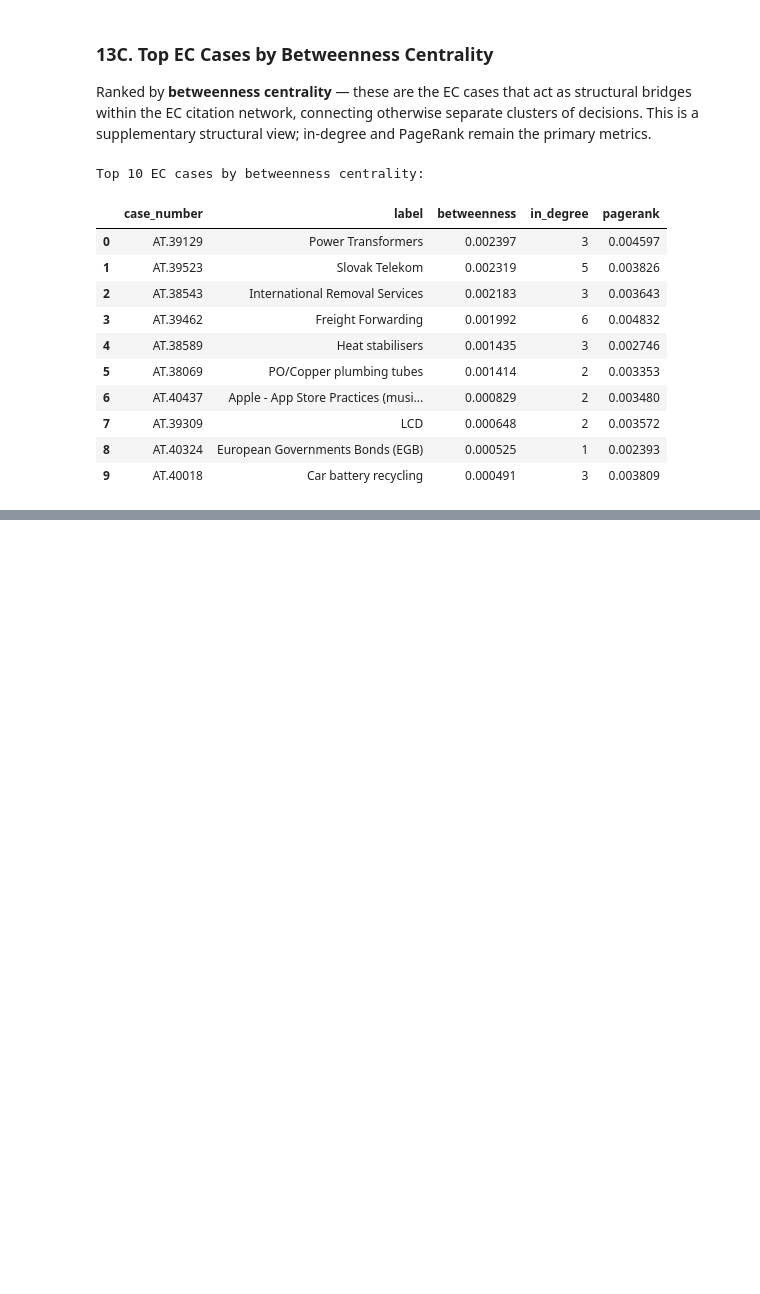
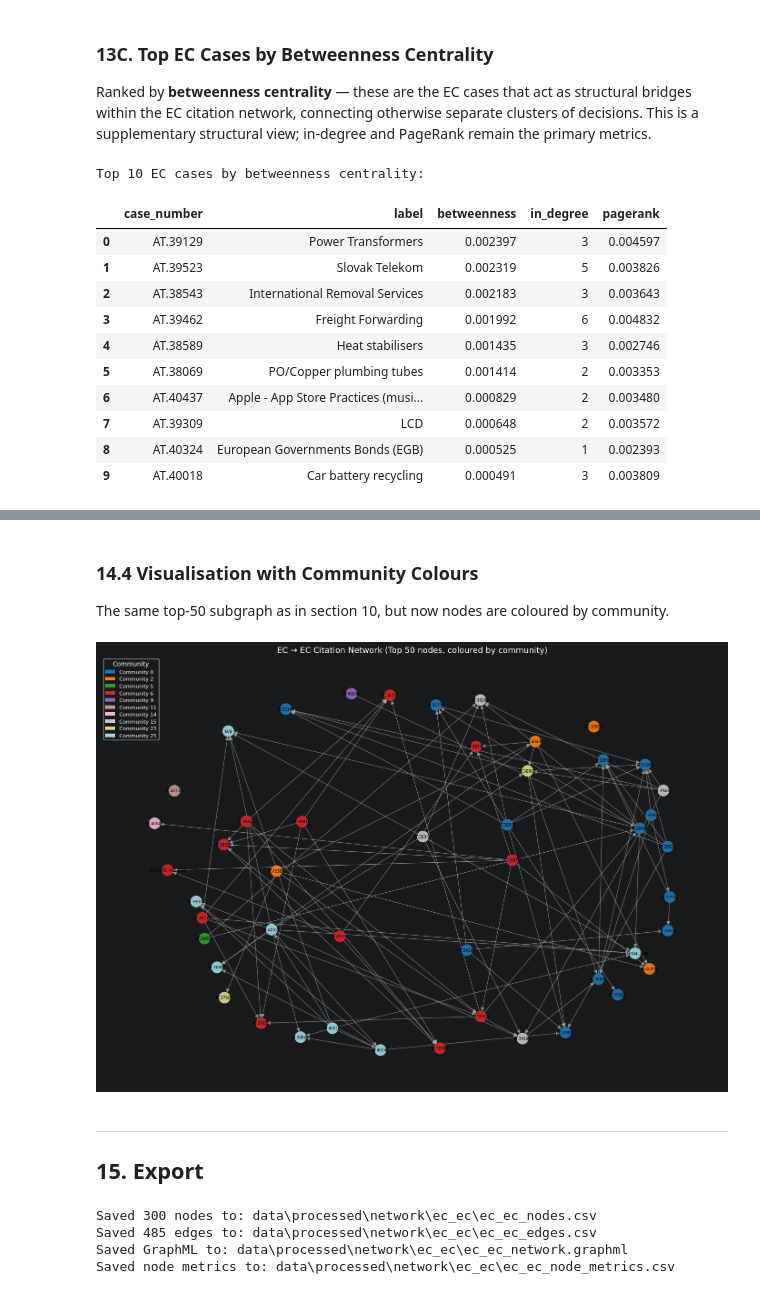
Before and after one commit to floheusser/data_analysis_master, a Jupyter notebook: 10_build_ec_ec_network.ipynb, the cells around one changed output, grey strips where cells are left out. Drawn from its saved outputs; the diff is of its cells as text; code cells hidden in the pictures; blank space fills up the shorter version.

```diff
--- a/10_build_ec_ec_network.ipynb
+++ b/10_build_ec_ec_network.ipynb
@@ -778,0 +803,12 @@ Saved node metrics to: data\processed\network\ec_ec\ec_ec_node_metrics.csv
+# %%
+community_sizes = pd.Series(partition).value_counts().sort_index()
+community_summary = pd.DataFrame({
+    "community_id": community_sizes.index,
+    "num_nodes"   : community_sizes.values,
+}).sort_values("num_nodes", ascending=False).reset_index(drop=True)
+
+print(f"Community sizes (largest first):")
+display(community_summary)
+
+print(f"\nLargest community : {community_summary['num_nodes'].iloc[0]:,} nodes")
+print(f"Smallest community: {community_summary['num_nodes'].iloc[-1]:,} nodes")
@@ -778,0 +910,56 @@ Saved node metrics to: data\processed\network\ec_ec\ec_ec_node_metrics.csv
+# %% [markdown]
+### 14.4 Visualisation with Community Colours
+
+The same top-50 subgraph as in section 10, but now nodes are coloured by community.
+# %%
+import matplotlib.cm as cm
+
+# Reuse the same subgraph H from section 10
+comm_ids = sorted(set(partition.get(n, -1) for n in H.nodes()))
+cmap = cm.get_cmap("tab20", len(comm_ids))
+comm_color_map = {c: cmap(i) for i, c in enumerate(comm_ids)}
+
+node_colors_comm = [comm_color_map[partition.get(n, -1)] for n in H.nodes()]
+
+fig, ax = plt.subplots(figsize=(14, 10))
+nx.draw_networkx_nodes(H, pos, node_color=node_colors_comm, node_size=300, alpha=0.9, ax=ax)
+nx.draw_networkx_edges(H, pos, edge_color="#aaaaaa", arrows=True,
+                       arrowsize=12, width=0.8, alpha=0.7, ax=ax)
+nx.draw_networkx_labels(H, pos, labels=labels, font_size=6, ax=ax)
+
+legend_patches = [
+    Patch(facecolor=comm_color_map[c], label=f"Community {c}")
+    for c in comm_ids
+]
+ax.legend(handles=legend_patches, loc="upper left", fontsize=8, title="Community")
+ax.set_title("EC → EC Citation Network (Top 50 nodes, coloured by community)", fontsize=13)
+ax.axis("off")
+plt.tight_layout()
+plt.show()
+# %% [output]
+[figure, added]
+# %% [markdown]
+---
+## 15. Export
+# %%
+OUT_DIR.mkdir(parents=True, exist_ok=True)
+
+# Node and edge tables
+ec_nodes.to_csv(NODES_PATH, index=False, encoding="utf-8")
+print(f"Saved {len(ec_nodes):,} nodes to: {NODES_PATH}")
+
+edges.to_csv(EDGES_PATH, index=False, encoding="utf-8")
+print(f"Saved {len(edges):,} edges to: {EDGES_PATH}")
+
+# GraphML
+nx.write_graphml(G, str(GRAPHML_PATH))
+print(f"Saved GraphML to: {GRAPHML_PATH}")
+
+# Node metrics (includes community column)
+node_metrics.to_csv(NODE_METRICS_PATH, index=False, encoding="utf-8")
+print(f"Saved node metrics to: {NODE_METRICS_PATH}")
+# %% [output]
+Saved 300 nodes to: data\processed\network\ec_ec\ec_ec_nodes.csv
+Saved 485 edges to: data\processed\network\ec_ec\ec_ec_edges.csv
+Saved GraphML to: data\processed\network\ec_ec\ec_ec_network.graphml
+Saved node metrics to: data\processed\network\ec_ec\ec_ec_node_metrics.csv
```
Also changed, not shown: parts of 9 cells of this notebook, 8 other files.
